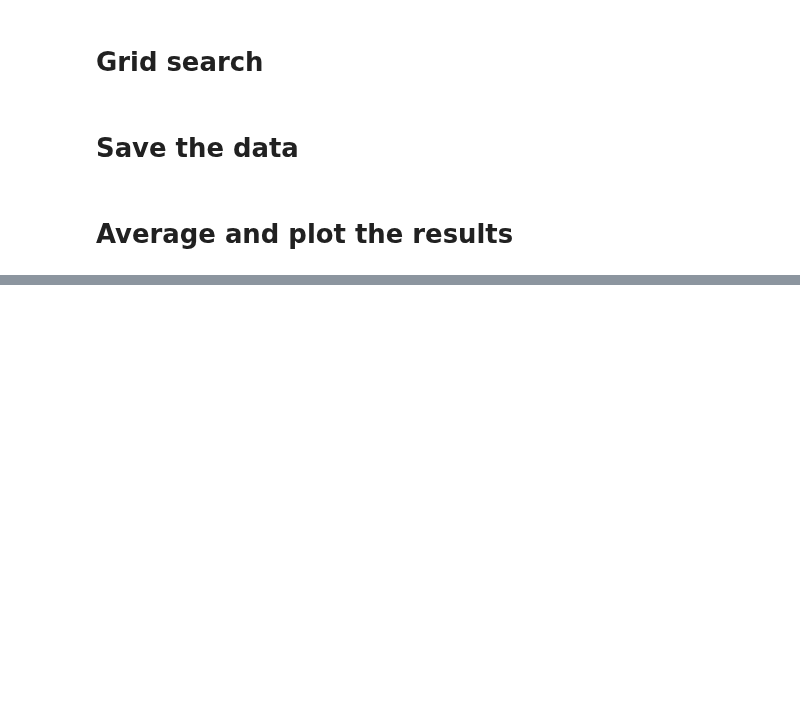
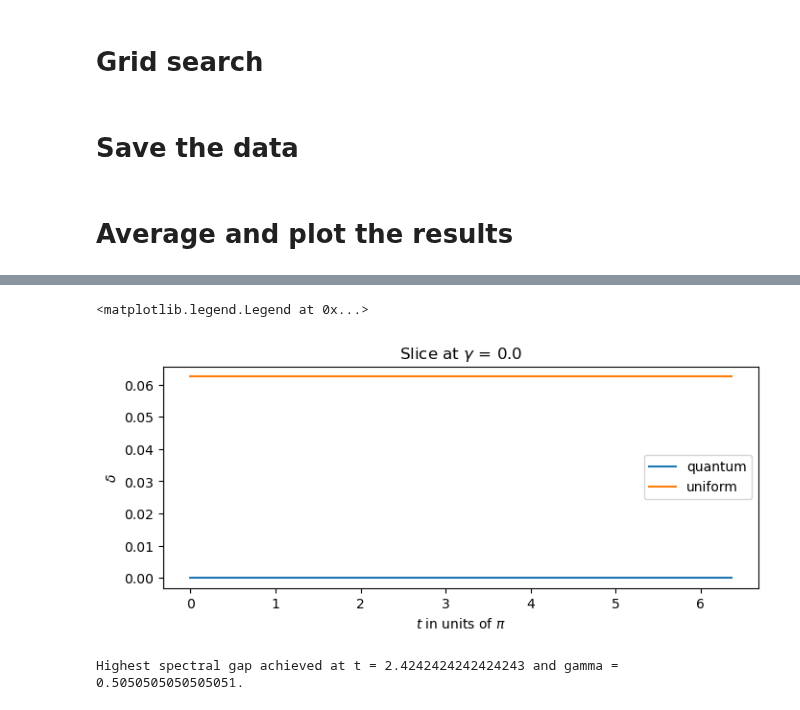
Before and after one commit to petr-ivashkov/quantum-mcmc, a Jupyter notebook: grid_search_time_gamma_parallel.ipynb, the cells around one changed output, grey strips where cells are left out. Saved outputs shown, nothing was run; the diff lists cells and outputs as text; code cells hidden in the pictures; blank space fills up the shorter version.

```diff
--- a/grid_search_time_gamma_parallel.ipynb
+++ b/grid_search_time_gamma_parallel.ipynb
@@ -120,3 +132,28 @@ fig.tight_layout()
+# %%
+np.random.seed(0)
+m = RandomIsingModel(n)
+
+proposal_mat_random = get_proposal_mat_random(m)
+P_random = get_transition_matrix(m, T, proposal_mat_random)
+delta_random = get_delta(P_random)
+
+plt.figure(figsize=(8,3))
+plt.plot(time_range[:] / np.pi, delta_quantum_arr_avg[:, 0][:], label='quantum')
+plt.plot(time_range / np.pi, np.ones_like(time_range)*delta_random, label='uniform')
+plt.ylabel('$\delta$')
+plt.xlabel('$t$ in units of $\pi$')
+plt.title(f'Slice at $\gamma$ = {gamma_range[0]}')
+plt.legend()
+# %% [output]
+<matplotlib.legend.Legend at 0x...>
+[figure, added]
+# %%
+i,j = divmod(np.argmax(delta_quantum_arr_avg), delta_quantum_arr_avg.shape[1])
+t_opt = time_range[i]
+gamma_opt = gamma_range[j]
+print(f'Highest spectral gap achieved at t = {t_opt} and gamma = {gamma_opt}.')
+# %% [output]
+Highest spectral gap achieved at t = 2.4242424242424243 and gamma = 0.5050505050505051.
 # %%
 fig, axs = plt.subplots(1,2, figsize=(10, 4))
 fig.suptitle(f'Full grid search | n = {n} | T = {T}')
```
Also changed, not shown: parts of 5 cells of this notebook, 5 other files.
